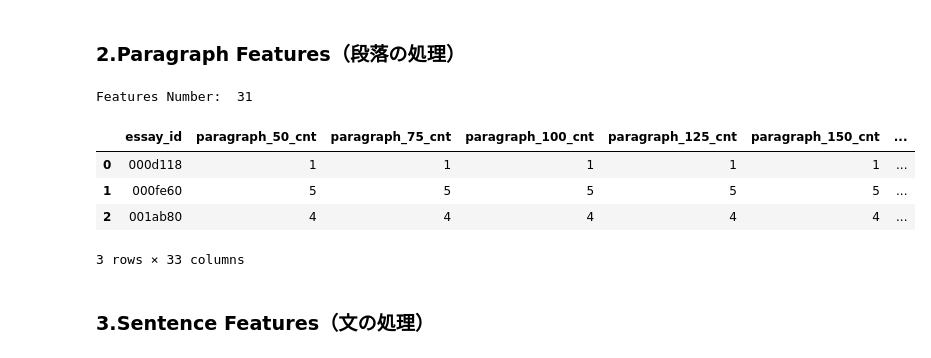
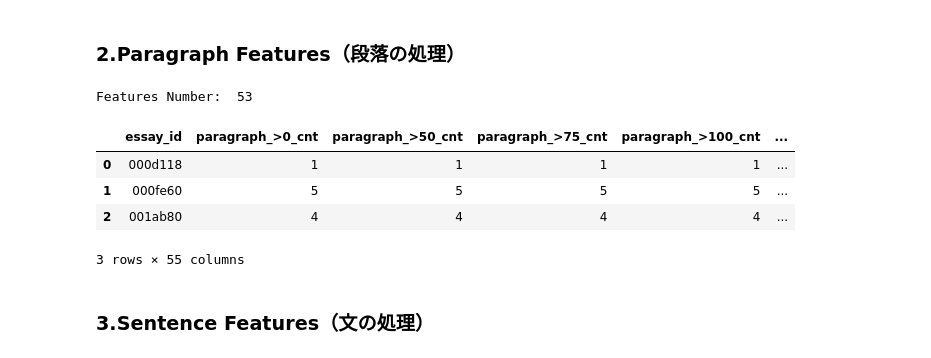
Before and after one commit to hisatarosu/essay_lkaggle, a Jupyter notebook: tfidf-lgbm-hisa.ipynb, the cells around one changed output. Saved outputs shown, nothing was run; the diff lists cells and outputs as text; code cells hidden in the pictures.

```diff
--- a/tfidf-lgbm-hisa.ipynb
+++ b/tfidf-lgbm-hisa.ipynb
@@ -95,48 +111,68 @@ def dataPreprocessing(x):
+# %%
+#句読点の削除
+
+import string
+def remove_punctuation(text):
+    """
+    Remove all punctuation from the input text.
+
+    Args:
+    - text (str): The input text.
+
+    Returns:
+    - str: The text with punctuation removed.
+    """
+
+    translator = str.maketrans('', '', string.punctuation)
+    return text.translate(translator)
 # %%
-# paragraph features
 def Paragraph_Preprocess(tmp):
-    # Expand the paragraph list into several lines of data
+
     tmp = tmp.explode('paragraph')
-    # Paragraph preprocessing
     tmp = tmp.with_columns(pl.col('paragraph').map_elements(dataPreprocessing))
-    # Calculate the length of each paragraph
+    tmp = tmp.with_columns(pl.col('paragraph').map_elements(remove_punctuation).alias('paragraph_no_pinctuation'))
+    tmp = tmp.with_columns(pl.col('paragraph_no_pinctuation').map_elements(count_spelling_errors).alias("paragraph_error_num"))
     tmp = tmp.with_columns(pl.col('paragraph').map_elements(lambda x: len(x)).alias("paragraph_len"))
-    # Calculate the number of sentences and words in each paragraph
     tmp = tmp.with_columns(pl.col('paragraph').map_elements(lambda x: len(x.split('.'))).alias("paragraph_sentence_cnt"),
                     pl.col('paragraph').map_elements(lambda x: len(x.split(' '))).alias("paragraph_word_cnt"),)
     return tmp
+
 # feature_eng
 paragraph_fea = ['paragraph_len','paragraph_sentence_cnt','paragraph_word_cnt']
+paragraph_fea2 = ['paragraph_error_num'] + paragraph_fea
 def Paragraph_Eng(train_tmp):
+    num_list = [0, 50,75,100,125,150,175,200,250,300,350,400,500,600]
+    num_list2 = [0, 50,75,100,125,150,175,200,250,300,350,400,500,600,700]
     aggs = [
-        # Count the number of paragraph lengths greater than and less than the i-value
-        *[pl.col('paragraph').filter(pl.col('paragraph_len') >= i).count().alias(f"paragraph_{i}_cnt") for i in [50,75,100,125,150,175,200,250,300,350,400,500,600,700] ],
-        *[pl.col('paragraph').filter(pl.col('paragraph_len') <= i).count().alias(f"paragraph_{i}_cnt") for i in [25,49]],
-        # other
-        *[pl.col(fea).max().alias(f"{fea}_max") for fea in paragraph_fea],
-        *[pl.col(fea).mean().alias(f"{fea}_mean") for fea in paragraph_fea],
-        *[pl.col(fea).min().alias(f"{fea}_min") for fea in paragraph_fea],
-        *[pl.col(fea).first().alias(f"{fea}_first") for fea in paragraph_fea],
-        *[pl.col(fea).last().alias(f"{fea}_last") for fea in paragraph_fea],
+        *[pl.col('paragraph').filter(pl.col('paragraph_len') >= i).count().alias(f"paragraph_>{i}_cnt") for i in [0, 50,75,100,125,150,175,200,250,300,350,400,500,600,700] ],
+        *[pl.col('paragraph').filter(pl.col('paragraph_len') <= i).count().alias(f"paragraph_<{i}_cnt") for i in [25,49]],
+        *[pl.col(fea).max().alias(f"{fea}_max") for fea in paragraph_fea2],
+        *[pl.col(fea).mean().alias(f"{fea}_mean") for fea in paragraph_fea2],
+        *[pl.col(fea).min().alias(f"{fea}_min") for fea in paragraph_fea2],
+        *[pl.col(fea).sum().alias(f"{fea}_sum") for fea in paragraph_fea2],
+        *[pl.col(fea).first().alias(f"{fea}_first") for fea in paragraph_fea2],
+        *[pl.col(fea).last().alias(f"{fea}_last") for fea in paragraph_fea2],
+        *[pl.col(fea).kurtosis().alias(f"{fea}_kurtosis") for fea in paragraph_fea2],
+        *[pl.col(fea).quantile(0.25).alias(f"{fea}_q1") for fea in paragraph_fea2],
+        *[pl.col(fea).quantile(0.75).alias(f"{fea}_q3") for fea in paragraph_fea2],
         ]
     df = train_tmp.group_by(['essay_id'], maintain_order=True).agg(aggs).sort("essay_id")
-    #polars を pandasへ変換
     df = df.to_pandas()
     return df
 tmp = Paragraph_Preprocess(train)
 train_feats = Paragraph_Eng(tmp)
 train_feats['score'] = train['score']
-# Obtain feature names
+
 feature_names = list(filter(lambda x: x not in ['essay_id','score'], train_feats.columns))
 print('Features Number: ',len(feature_names))
 train_feats.head(3)
 # %% [output]
-Features Number:  31
+Features Number:  53
-|  | essay_id | paragraph_50_cnt | paragraph_75_cnt | paragraph_100_cnt | paragraph_125_cnt | paragraph_150_cnt | ... |
-| 0 | 000d118 | 1 | 1 | 1 | 1 | 1 | ... |
-| 1 | 000fe60 | 5 | 5 | 5 | 5 | 5 | ... |
-| 2 | 001ab80 | 4 | 4 | 4 | 4 | 4 | ... |
+|  | essay_id | paragraph_>0_cnt | paragraph_>50_cnt | paragraph_>75_cnt | paragraph_>100_cnt | ... |
+| 0 | 000d118 | 1 | 1 | 1 | 1 | ... |
+| 1 | 000fe60 | 5 | 5 | 5 | 5 | ... |
+| 2 | 001ab80 | 4 | 4 | 4 | 4 | ... |
-3 rows × 33 columns
+3 rows × 55 columns
 # %% [markdown]
 ### 3.Sentence Features（文の処理）
 # %%
```
Also changed, not shown: parts of 9 cells of this notebook.
